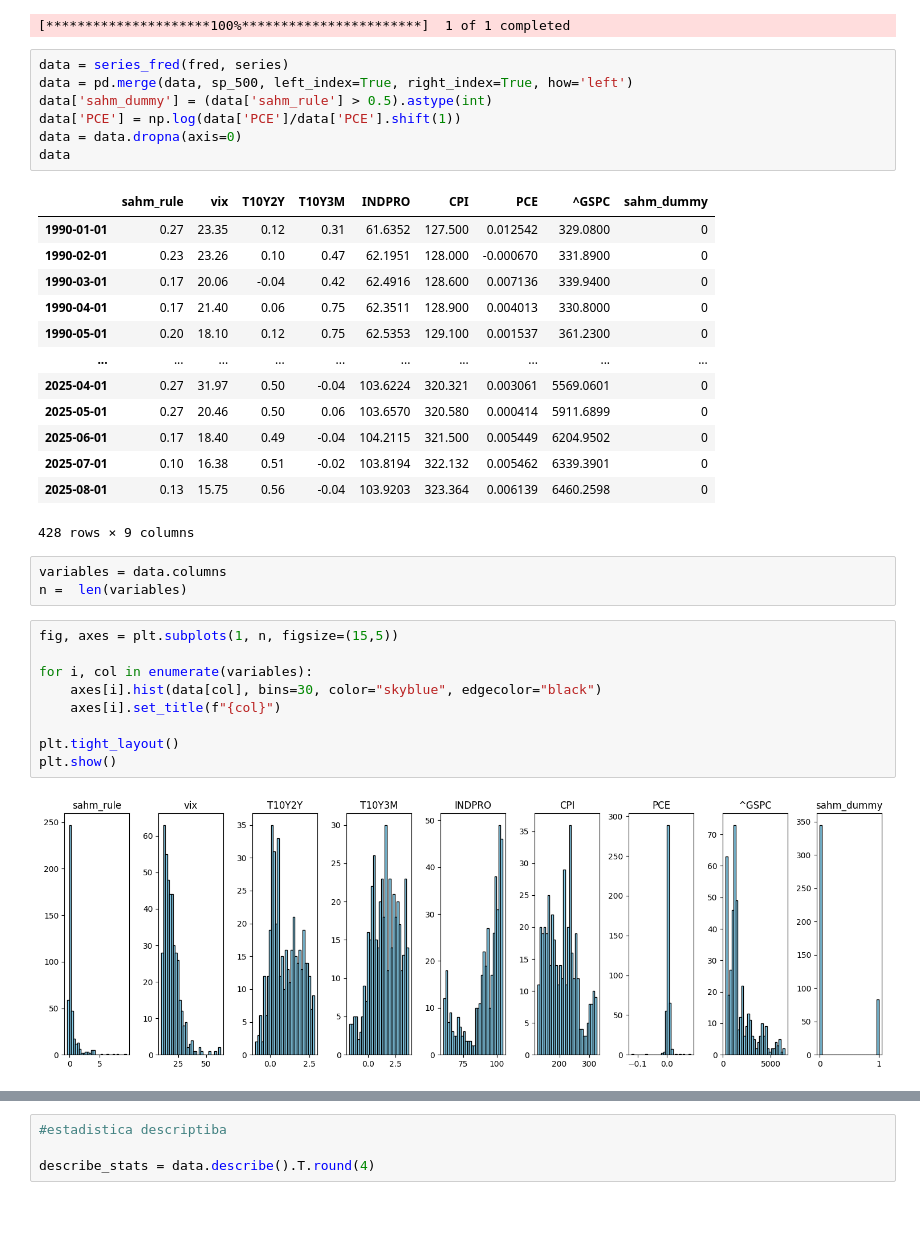
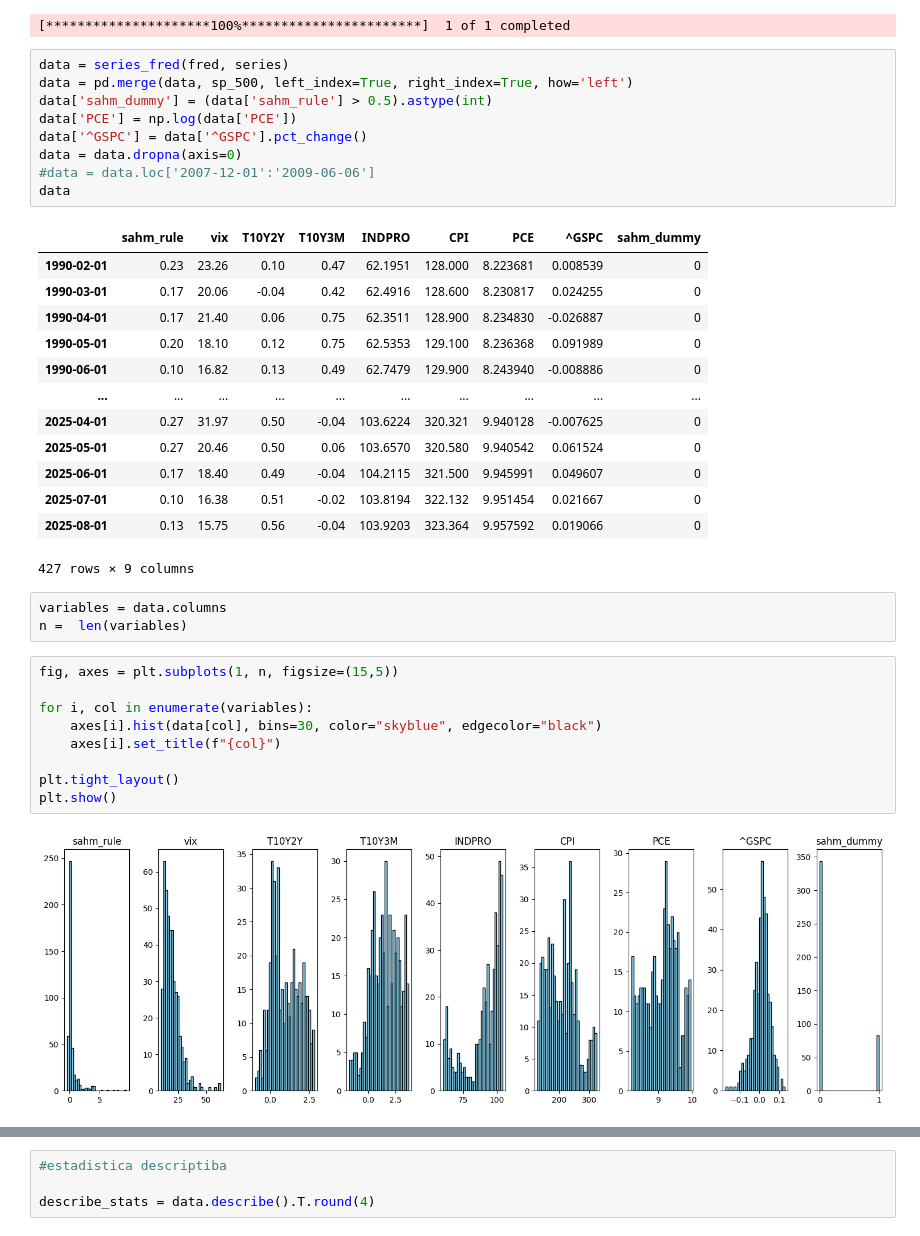
Before and after one commit to Jota-leals/Modelos, a Jupyter notebook: probit.ipynb, the cells around one changed output, grey strips where cells are left out. Cells and saved outputs as stored; diff of their text form.

```diff
--- a/probit.ipynb
+++ b/probit.ipynb
@@ -33,24 +33,26 @@ sp_500 = sp_500.round(4)
 # %%
 data = series_fred(fred, series)
 data = pd.merge(data, sp_500, left_index=True, right_index=True, how='left')
 data['sahm_dummy'] = (data['sahm_rule'] > 0.5).astype(int)
-data['PCE'] = np.log(data['PCE']/data['PCE'].shift(1))
+data['PCE'] = np.log(data['PCE'])
+data['^GSPC'] = data['^GSPC'].pct_change()
 data = data.dropna(axis=0)
+#data = data.loc['2007-12-01':'2009-06-06']
 data
 # %% [output]
 |  | sahm_rule | vix | T10Y2Y | T10Y3M | INDPRO | CPI | PCE | ^GSPC | sahm_dummy |
-| 1990-01-01 | 0.27 | 23.35 | 0.12 | 0.31 | 61.6352 | 127.500 | 0.012542 | 329.0800 | 0 |
-| 1990-02-01 | 0.23 | 23.26 | 0.10 | 0.47 | 62.1951 | 128.000 | -0.000670 | 331.8900 | 0 |
-| 1990-03-01 | 0.17 | 20.06 | -0.04 | 0.42 | 62.4916 | 128.600 | 0.007136 | 339.9400 | 0 |
-| 1990-04-01 | 0.17 | 21.40 | 0.06 | 0.75 | 62.3511 | 128.900 | 0.004013 | 330.8000 | 0 |
-| 1990-05-01 | 0.20 | 18.10 | 0.12 | 0.75 | 62.5353 | 129.100 | 0.001537 | 361.2300 | 0 |
+| 1990-02-01 | 0.23 | 23.26 | 0.10 | 0.47 | 62.1951 | 128.000 | 8.223681 | 0.008539 | 0 |
+| 1990-03-01 | 0.17 | 20.06 | -0.04 | 0.42 | 62.4916 | 128.600 | 8.230817 | 0.024255 | 0 |
+| 1990-04-01 | 0.17 | 21.40 | 0.06 | 0.75 | 62.3511 | 128.900 | 8.234830 | -0.026887 | 0 |
+| 1990-05-01 | 0.20 | 18.10 | 0.12 | 0.75 | 62.5353 | 129.100 | 8.236368 | 0.091989 | 0 |
+| 1990-06-01 | 0.10 | 16.82 | 0.13 | 0.49 | 62.7479 | 129.900 | 8.243940 | -0.008886 | 0 |
 | ... | ... | ... | ... | ... | ... | ... | ... | ... | ... |
-| 2025-04-01 | 0.27 | 31.97 | 0.50 | -0.04 | 103.6224 | 320.321 | 0.003061 | 5569.0601 | 0 |
-| 2025-05-01 | 0.27 | 20.46 | 0.50 | 0.06 | 103.6570 | 320.580 | 0.000414 | 5911.6899 | 0 |
-| 2025-06-01 | 0.17 | 18.40 | 0.49 | -0.04 | 104.2115 | 321.500 | 0.005449 | 6204.9502 | 0 |
-| 2025-07-01 | 0.10 | 16.38 | 0.51 | -0.02 | 103.8194 | 322.132 | 0.005462 | 6339.3901 | 0 |
-| 2025-08-01 | 0.13 | 15.75 | 0.56 | -0.04 | 103.9203 | 323.364 | 0.006139 | 6460.2598 | 0 |
+| 2025-04-01 | 0.27 | 31.97 | 0.50 | -0.04 | 103.6224 | 320.321 | 9.940128 | -0.007625 | 0 |
+| 2025-05-01 | 0.27 | 20.46 | 0.50 | 0.06 | 103.6570 | 320.580 | 9.940542 | 0.061524 | 0 |
+| 2025-06-01 | 0.17 | 18.40 | 0.49 | -0.04 | 104.2115 | 321.500 | 9.945991 | 0.049607 | 0 |
+| 2025-07-01 | 0.10 | 16.38 | 0.51 | -0.02 | 103.8194 | 322.132 | 9.951454 | 0.021667 | 0 |
+| 2025-08-01 | 0.13 | 15.75 | 0.56 | -0.04 | 103.9203 | 323.364 | 9.957592 | 0.019066 | 0 |
-428 rows × 9 columns
+427 rows × 9 columns
 # %%
 variables = data.columns
 n =  len(variables)
@@ -64,7 +66,7 @@ for i, col in enumerate(variables):
 plt.tight_layout()
 plt.show()
 # %% [output]
-[figure, old version]
+[figure, new version]
 # %%
 #Modelo Probit
 x = data.iloc[:,1:-1]
```
Also changed, not shown: parts of 7 cells of this notebook, 4 other files.
